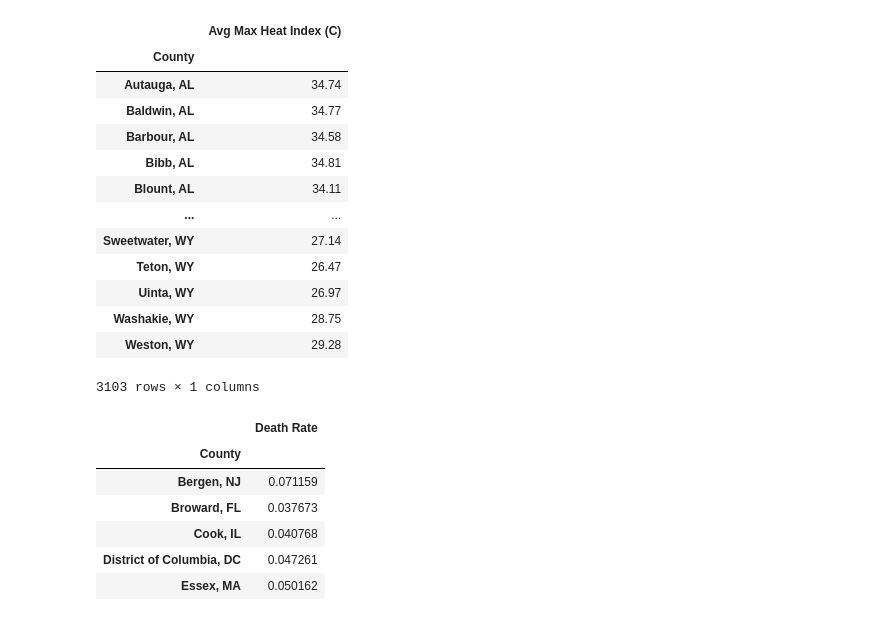
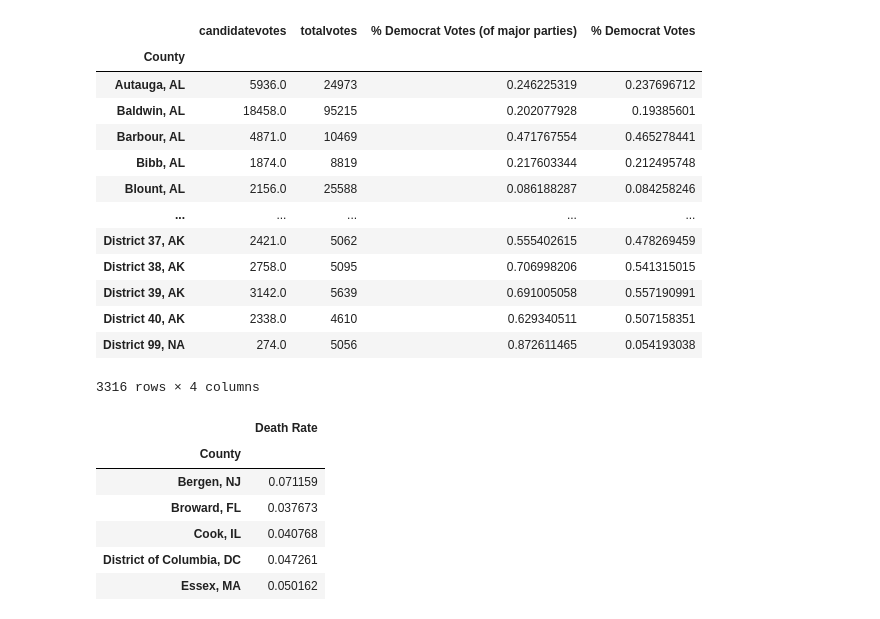
Before and after one commit to amkrutsinger/covid19finalproject, a Jupyter notebook: regression/regression.ipynb, the cells around one changed output. Cells and saved outputs as stored; diff of their text form; code cells hidden in the pictures.

```diff
--- a/regression/regression.ipynb
+++ b/regression/regression.ipynb
@@ -120,41 +120,79 @@ raw
 # %%
 # Load county geographical data
-def load_geo_data(file, dropCols, indexCol):
+def load_geo_data(file, dropCols, dropRows, indexCol):
     df = pd.read_csv(file)
+    for d in dropRows.keys():
+        df.drop(df[df[d] != dropRows[d]].index, inplace=True)
     df.drop(dropCols, axis=1, inplace=True)
     df.dropna(inplace=True)
     df[indexCol] = df[indexCol].apply(lambda x: x.replace(' County', ''))
     df.set_index(indexCol, drop=True, inplace=True)
 
     return df
 
 # Load temperature data
 temp = load_geo_data('North America Land Data Assimilation System (NLDAS) Daily Air Temperatures and Heat Index (1979-2011).csv',
-                     ['County Code', 'Avg Daily Max Air Temperature (C)', 'Avg Daily Min Air Temperature (C)'], 'County')
+                     ['County Code', 'Avg Daily Max Air Temperature (C)', 'Avg Daily Min Air Temperature (C)'], {}, 'County')
 temp
 
 # Load heat index data
 # Heat index = "how hot it really feels when relative humidity is factored in with the actual air temperature"
 heat_index = load_geo_data('North America Land Data Assimilation System (NLDAS) Daily Air Temperatures and Heat Index (1979-2011)-2.csv',
-                           ['County Code'], 'County')
+                           ['County Code'], {}, 'County')
 heat_index = heat_index[heat_index['Avg Max Heat Index (C)'] != 'Missing']
 heat_index['Avg Max Heat Index (C)'] = heat_index['Avg Max Heat Index (C)'].apply(lambda x: float(x))
 heat_index
+
+# Load unemployment data
+unemploy = load_geo_data('Unemployment.csv', ['FIPS', 'State', 'Rural_urban_continuum_code_2013', 'Urban_influence_code_2013',
+       'Metro_2013', ' Civilian_labor_force_2007 ', ' Employed_2007 ',
+       ' Unemployed_2007 ', 'Unemployment_rate_2007',
+       ' Civilian_labor_force_2008 ', ' Employed_2008 ', ' Unemployed_2008 ',
+       'Unemployment_rate_2008', 'Civilian_labor_force_2009', 'Employed_2009',
+       'Unemployed_2009', 'Unemployment_rate_2009',
+       ' Civilian_labor_force_2010 ', ' Employed_2010 ', ' Unemployed_2010 ',
+       'Unemployment_rate_2010', ' Civilian_labor_force_2011 ',
+       ' Employed_2011 ', ' Unemployed_2011 ', 'Unemployment_rate_2011',
+       ' Civilian_labor_force_2012 ', ' Employed_2012 ', ' Unemployed_2012 ',
+       'Unemployment_rate_2012', ' Civilian_labor_force_2013 ',
+       ' Employed_2013 ', ' Unemployed_2013 ', 'Unemployment_rate_2013',
+       ' Civilian_labor_force_2014 ', ' Employed_2014 ', ' Unemployed_2014 ',
+       'Unemployment_rate_2014', ' Civilian_labor_force_2015 ',
+       ' Employed_2015 ', ' Unemployed_2015 ', 'Unemployment_rate_2015',
+       ' Civilian_labor_force_2016 ', ' Employed_2016 ', ' Unemployed_2016 ',
+       'Unemployment_rate_2016', 'Civilian_labor_force_2017', 'Employed_2017',
+       'Unemployed_2017', 'Unemployment_rate_2017'], {},'Area_name')
+unemploy
+
+# Load poverty data
+poverty = load_geo_data('PovertyRate.csv', ['Area_name', 'State', 'POVALL_2018', 'POP_ESTIMATE_2018'], {}, 'County')
+poverty.rename({'Unnamed: 5': 'Poverty Rate'}, axis=1, inplace=True)
+poverty
+
+# Load population data
+population = load_geo_data('PopulationEstimates.csv', ['FIPS', 'State', 'Area_Name'], {}, 'County')
+population
+
+# Load presidential voting data
+# Source: https://electionlab.mit.edu/data
+pres_vote = load_geo_data('countypres_2000-2016.csv', ['state', 'state_po', 'county_short', 'FIPS', 'candidate',
+                        'office', 'year', 'party'], {'party': 'democrat'}, 'County')
+pres_vote
 # %% [output]
-|  | Avg Max Heat Index (C) |
-| County |  |
-| Autauga, AL | 34.74 |
-| Baldwin, AL | 34.77 |
-| Barbour, AL | 34.58 |
-| Bibb, AL | 34.81 |
-| Blount, AL | 34.11 |
-| ... | ... |
-| Sweetwater, WY | 27.14 |
-| Teton, WY | 26.47 |
-| Uinta, WY | 26.97 |
-| Washakie, WY | 28.75 |
-| Weston, WY | 29.28 |
+|  | candidatevotes | totalvotes | % Democrat Votes (of major parties) | % Democrat Votes |
+| County |  |  |  |  |
+| Autauga, AL | 5936.0 | 24973 | 0.246225319 | 0.237696712 |
+| Baldwin, AL | 18458.0 | 95215 | 0.202077928 | 0.19385601 |
+| Barbour, AL | 4871.0 | 10469 | 0.471767554 | 0.465278441 |
+| Bibb, AL | 1874.0 | 8819 | 0.217603344 | 0.212495748 |
+| Blount, AL | 2156.0 | 25588 | 0.086188287 | 0.084258246 |
+| ... | ... | ... | ... | ... |
+| District 37, AK | 2421.0 | 5062 | 0.555402615 | 0.478269459 |
+| District 38, AK | 2758.0 | 5095 | 0.706998206 | 0.541315015 |
+| District 39, AK | 3142.0 | 5639 | 0.691005058 | 0.557190991 |
+| District 40, AK | 2338.0 | 4610 | 0.629340511 | 0.507158351 |
+| District 99, NA | 274.0 | 5056 | 0.872611465 | 0.054193038 |
-3103 rows × 1 columns
+3316 rows × 4 columns
 # %%
 # Calculate death rate for each country
 def cal_death_rate(total_deaths, total_confirmed):
```
Also changed, not shown: parts of 9 cells of this notebook, 10 other files.
